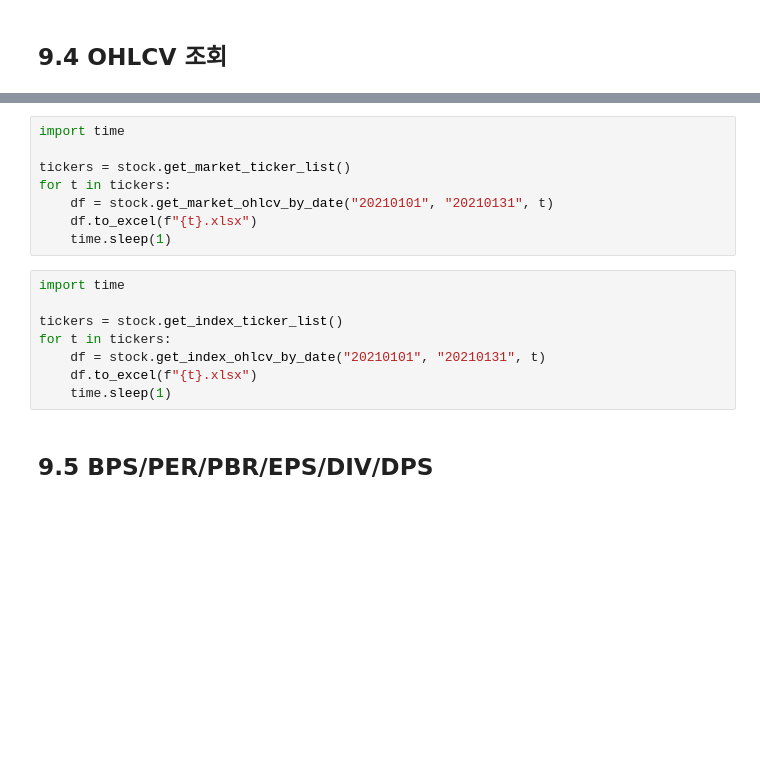
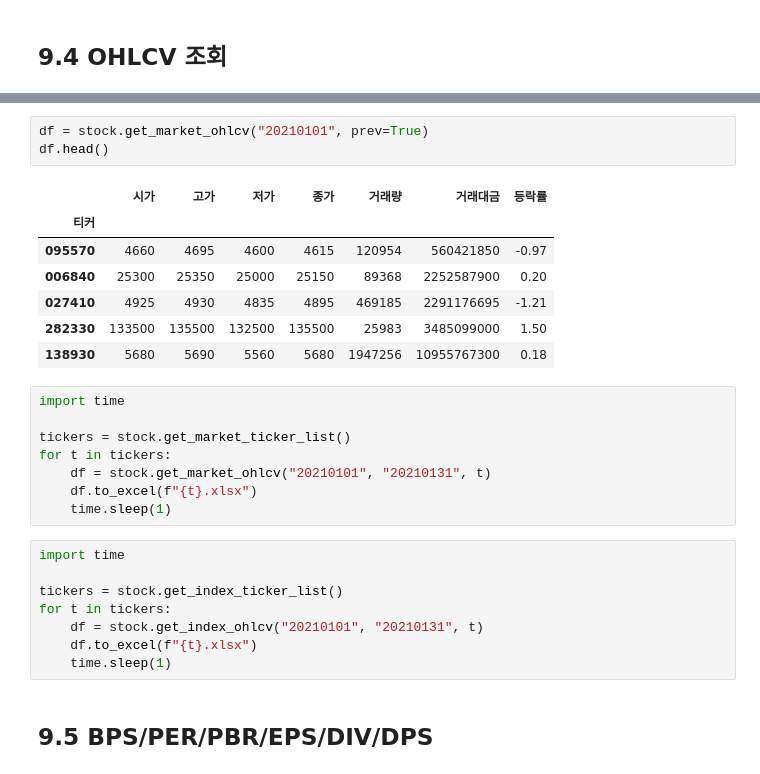
Before and after one commit to sharebook-kr/book-pandas-for-finance, a Jupyter notebook: ch09/09.ipynb, the cells around one changed output, grey strips where cells are left out. Cells and saved outputs as stored; diff of their text form; blank space fills up the shorter version.

```diff
--- a/ch09/09.ipynb
+++ b/ch09/09.ipynb
@@ -111,9 +122,20 @@ df.head()
+# %%
+df = stock.get_market_ohlcv("20210101", prev=True)
+df.head()
+# %% [output]
+|  | 시가 | 고가 | 저가 | 종가 | 거래량 | 거래대금 | 등락률 |
+| 티커 |  |  |  |  |  |  |  |
+| 095570 | 4660 | 4695 | 4600 | 4615 | 120954 | 560421850 | -0.97 |
+| 006840 | 25300 | 25350 | 25000 | 25150 | 89368 | 2252587900 | 0.20 |
+| 027410 | 4925 | 4930 | 4835 | 4895 | 469185 | 2291176695 | -1.21 |
+| 282330 | 133500 | 135500 | 132500 | 135500 | 25983 | 3485099000 | 1.50 |
+| 138930 | 5680 | 5690 | 5560 | 5680 | 1947256 | 10955767300 | 0.18 |
 # %%
 import time
 
 tickers = stock.get_market_ticker_list()
 for t in tickers:
-    df = stock.get_market_ohlcv_by_date("20210101", "20210131", t)
+    df = stock.get_market_ohlcv("20210101", "20210131", t)
     df.to_excel(f"{t}.xlsx")
     time.sleep(1)
 # %%
@@ -121,7 +143,7 @@ import time
 
 tickers = stock.get_index_ticker_list()
 for t in tickers:
-    df = stock.get_index_ohlcv_by_date("20210101", "20210131", t)
+    df = stock.get_index_ohlcv("20210101", "20210131", t)
     df.to_excel(f"{t}.xlsx")
     time.sleep(1)
 # %% [markdown]
```
Also changed, not shown: parts of 11 cells of this notebook.
